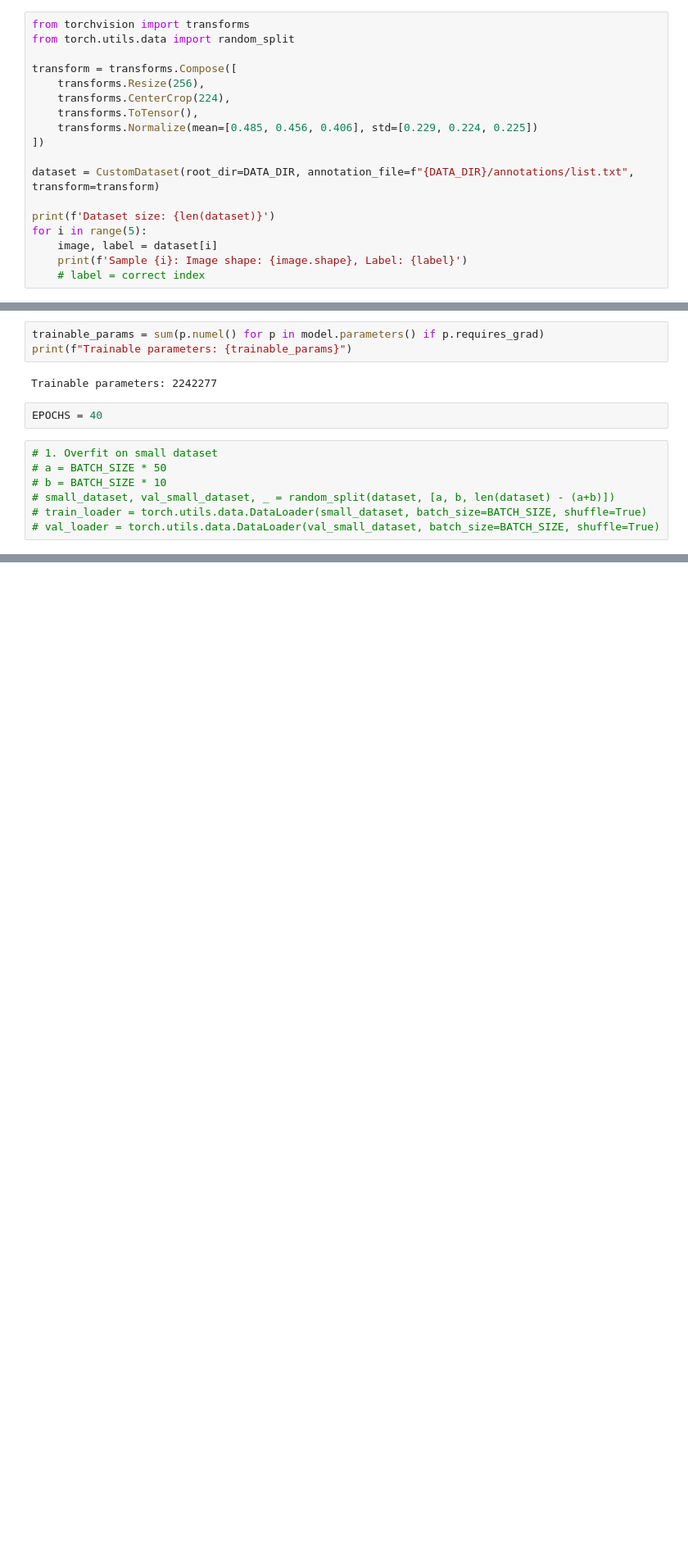
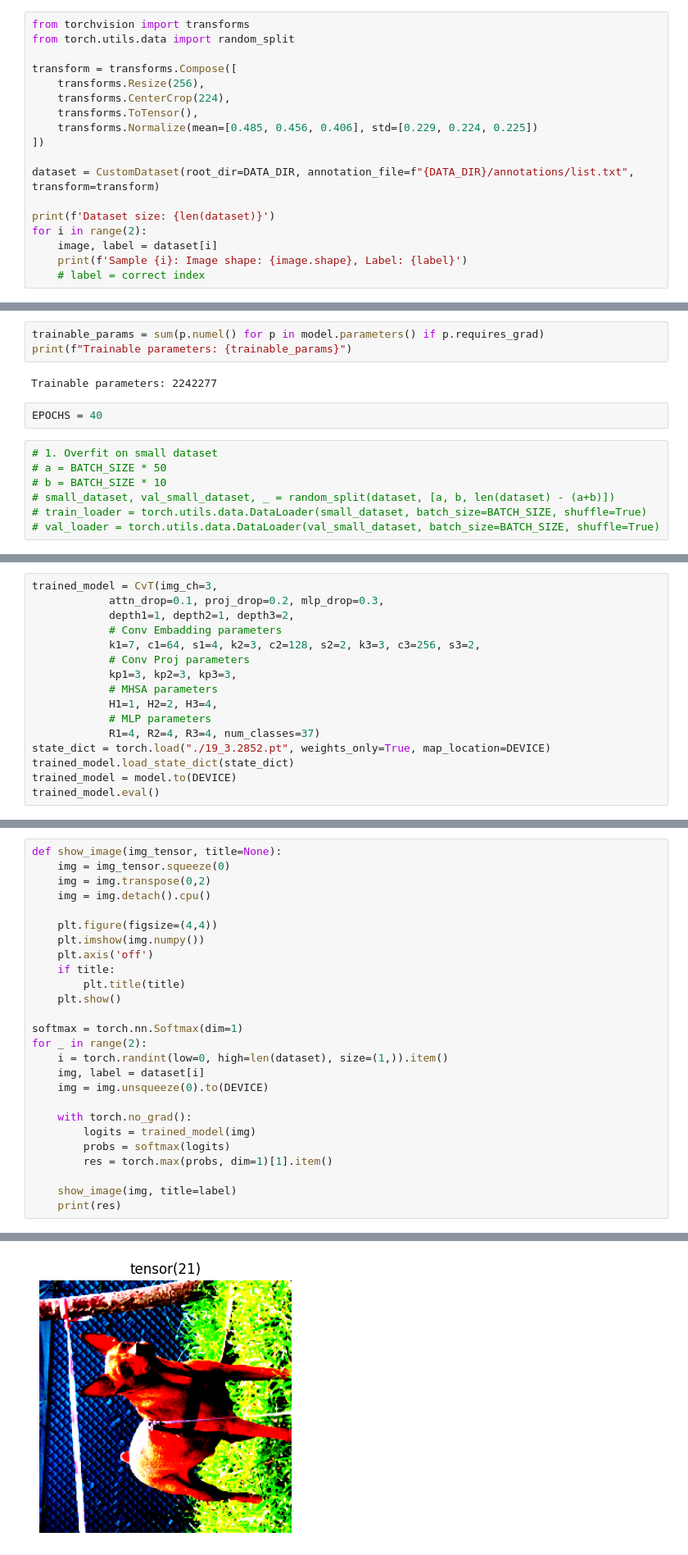
Before and after one commit to kmsrogerkim/CvT-PyTorch, a Jupyter notebook: train.ipynb, the cells around one changed output, grey strips where cells are left out. Shown: that part at 82% size. Drawn from its saved outputs; the diff is of its cells as text; blank space fills up the shorter version.

Commit message:
feat: testing result model

```diff
--- a/train.ipynb
+++ b/train.ipynb
@@ -23,7 +23,7 @@ transform = transforms.Compose([
 dataset = CustomDataset(root_dir=DATA_DIR, annotation_file=f"{DATA_DIR}/annotations/list.txt", transform=transform)
 
 print(f'Dataset size: {len(dataset)}')
-for i in range(5):
+for i in range(2):
     image, label = dataset[i]
     print(f'Sample {i}: Image shape: {image.shape}, Label: {label}')
     # label = correct index
@@ -165,0 +163,16 @@ for epoch in trange(EPOCHS, desc="Training"):
+# %%
+trained_model = CvT(img_ch=3,
+            attn_drop=0.1, proj_drop=0.2, mlp_drop=0.3,
+            depth1=1, depth2=1, depth3=2,
+            # Conv Embadding parameters
+            k1=7, c1=64, s1=4, k2=3, c2=128, s2=2, k3=3, c3=256, s3=2,
+            # Conv Proj parameters
+            kp1=3, kp2=3, kp3=3,
+            # MHSA parameters
+            H1=1, H2=2, H3=4,
+            # MLP parameters
+            R1=4, R2=4, R3=4, num_classes=37)
+state_dict = torch.load("./19_3.2852.pt", weights_only=True, map_location=DEVICE)
+trained_model.load_state_dict(state_dict)
+trained_model = model.to(DEVICE)
+trained_model.eval()
@@ -165,0 +197,27 @@ for epoch in trange(EPOCHS, desc="Training"):
+# %%
+def show_image(img_tensor, title=None):
+    img = img_tensor.squeeze(0)
+    img = img.transpose(0,2)
+    img = img.detach().cpu()
+
+    plt.figure(figsize=(4,4))
+    plt.imshow(img.numpy())
+    plt.axis('off')
+    if title:
+        plt.title(title)
+    plt.show()
+
+softmax = torch.nn.Softmax(dim=1)
+for _ in range(2):
+    i = torch.randint(low=0, high=len(dataset), size=(1,)).item()
+    img, label = dataset[i]
+    img = img.unsqueeze(0).to(DEVICE)
+
+    with torch.no_grad():
+        logits = trained_model(img)
+        probs = softmax(logits)
+        res = torch.max(probs, dim=1)[1].item()
+
+    show_image(img, title=label)
+    print(res)
+# %% [output]
@@ -165,0 +225 @@ for epoch in trange(EPOCHS, desc="Training"):
+[figure, added]
```
Also changed, not shown: parts of 6 cells of this notebook.
